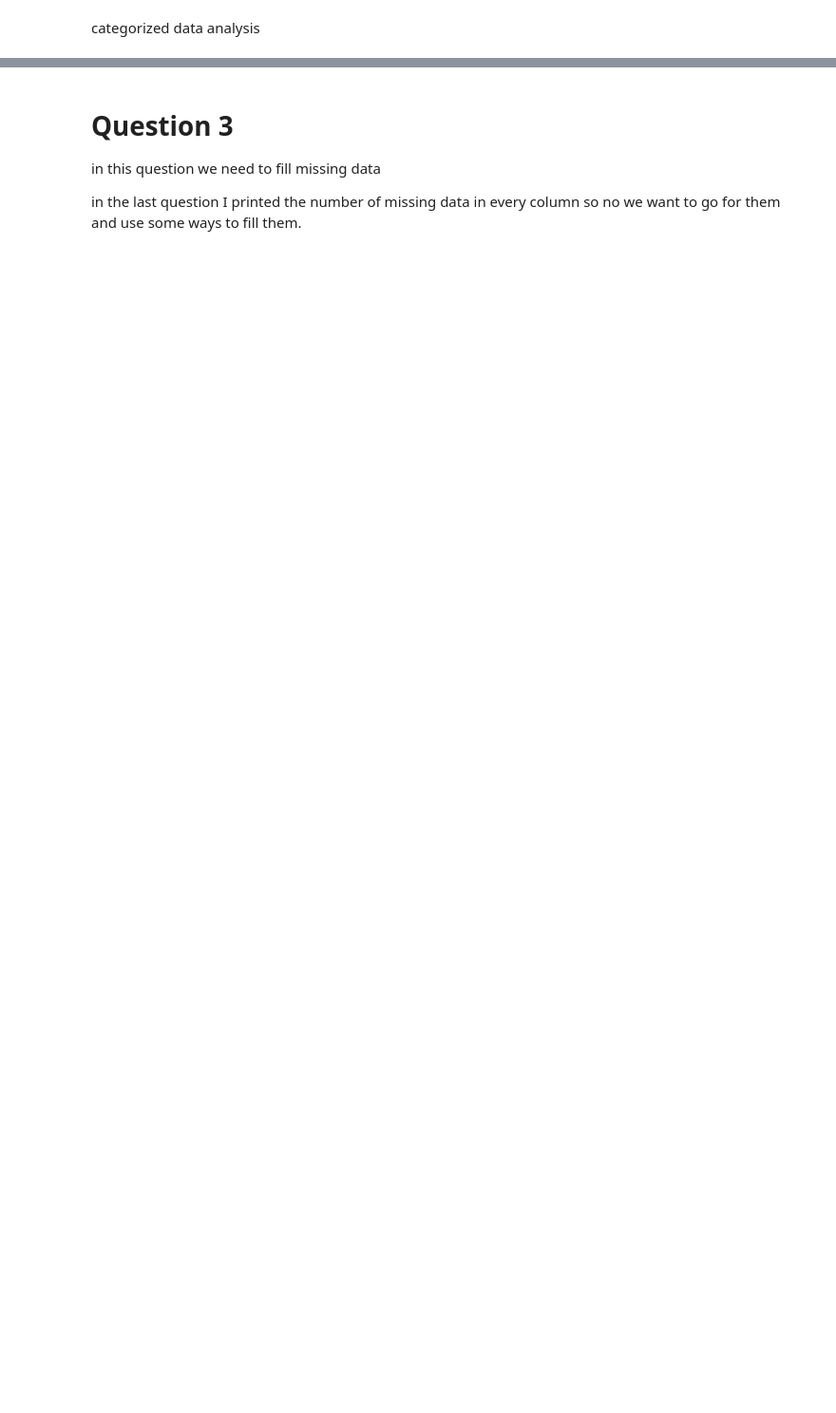
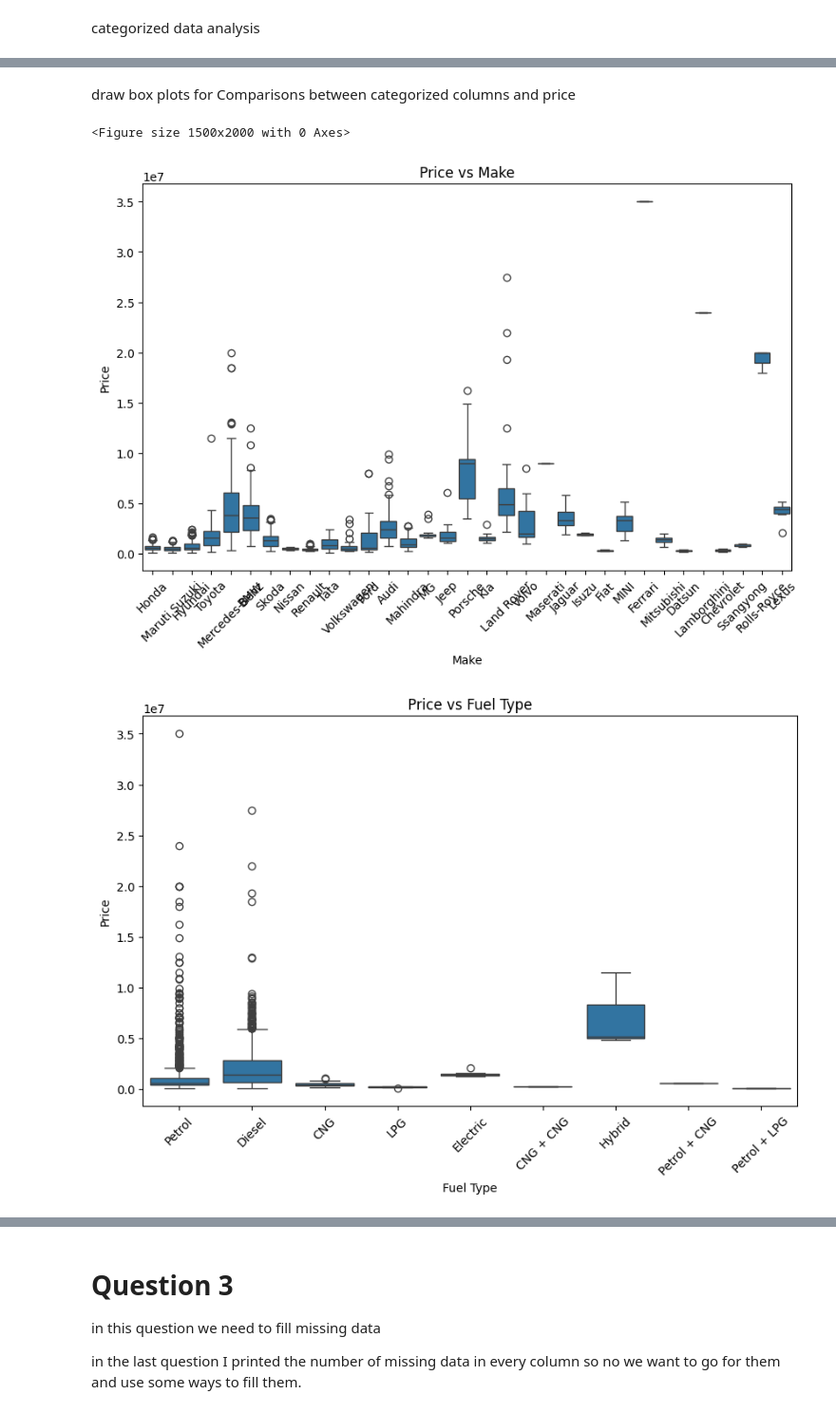
Before and after one commit to shayan1999/linear-regression, a Jupyter notebook: Q3/linear-regression.ipynb, the cells around one changed output, grey strips where cells are left out. Shown at 95% size. Drawn from its saved outputs; the diff is of its cells as text; code cells hidden in the pictures; blank space fills up the shorter version.

```diff
--- a/Q3/linear-regression.ipynb
+++ b/Q3/linear-regression.ipynb
@@ -131,0 +154,18 @@ for i in cats:
+# %% [markdown]
+draw box plots for Comparisons between categorized columns and price
+# %%
+
+def draw_box_plot(column):
+    plt.figure(figsize=(10, 6))
+    sns.boxplot(x=column, y='Price', data=data)
+    plt.title(f'Price vs {column}')
+    plt.xticks(rotation=45)
+    plt.show()
+
+plt.figure(figsize=(15, 5 * n_rows_categorized))
+for i, cat in enumerate(cats):
+    draw_box_plot(cat)
+# %% [output]
+<Figure size 1500x2000 with 0 Axes>
+[figure, added]
+[figure, added]
```
Also changed, not shown: parts of 44 cells of this notebook, 1 other file.
